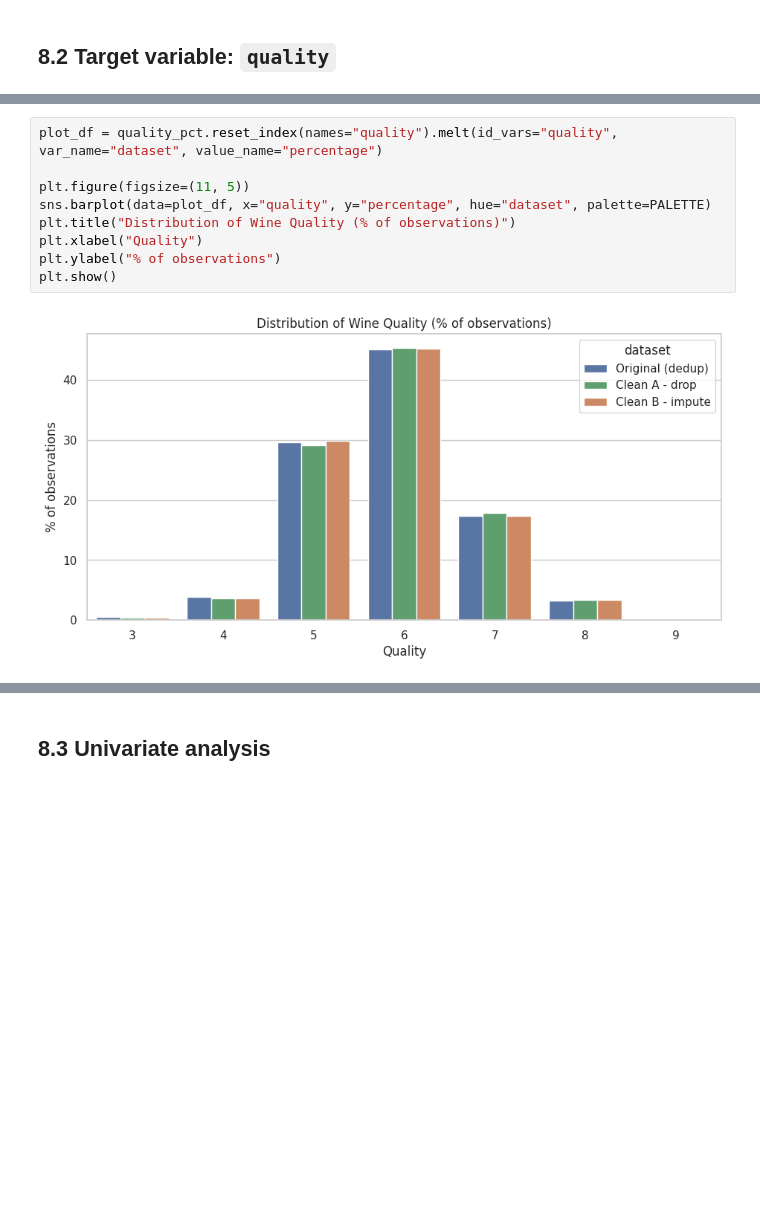
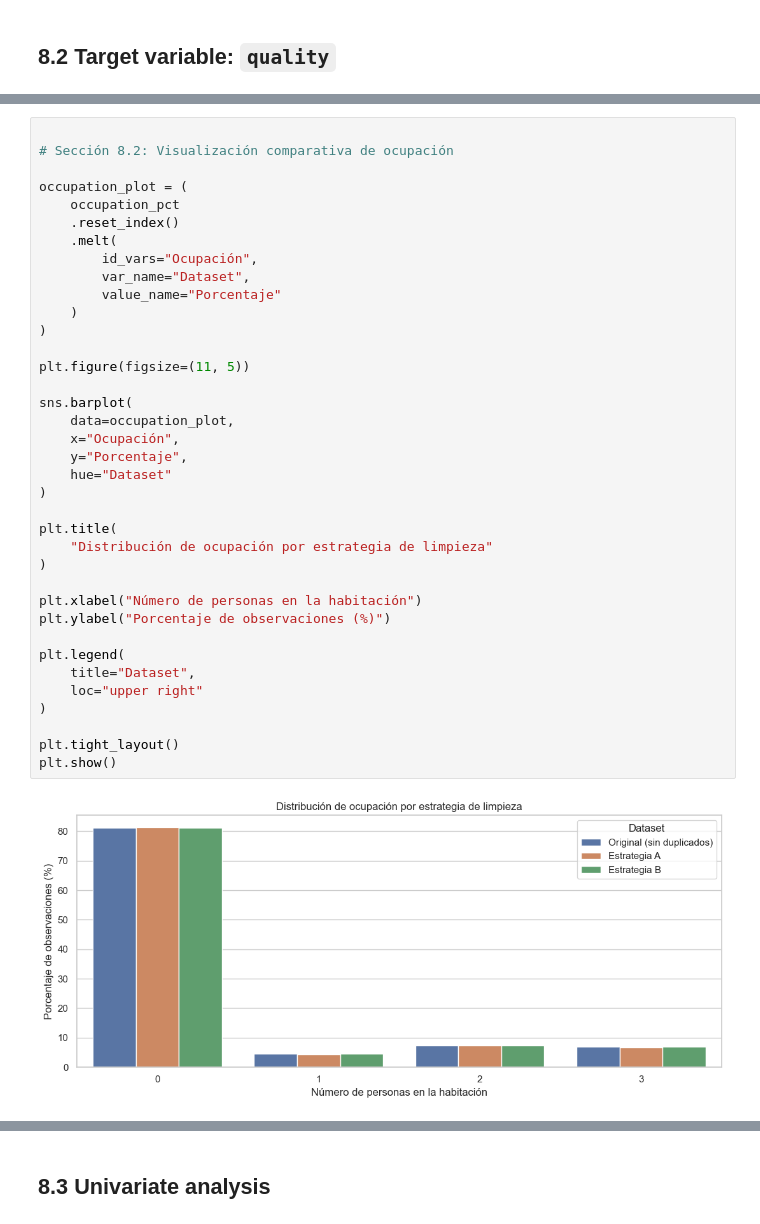
Before and after one commit to dacosgaya/-Tecnologico-de-Monterrey-MNA-Computo-en-la-nube, a Jupyter notebook: A03_A01370354.ipynb, the cells around one changed output, grey strips where cells are left out. Cells and saved outputs as stored; diff of their text form; blank space fills up the shorter version.

```diff
--- a/A03_A01370354.ipynb
+++ b/A03_A01370354.ipynb
@@ -2855,12 +3137,40 @@ quality_pct.round(2)
 # %%
-plot_df = quality_pct.reset_index(names="quality").melt(id_vars="quality", var_name="dataset", value_name="percentage")
+
+# Sección 8.2: Visualización comparativa de ocupación
+
+occupation_plot = (
+    occupation_pct
+    .reset_index()
+    .melt(
+        id_vars="Ocupación",
+        var_name="Dataset",
+        value_name="Porcentaje"
+    )
+)
 
 plt.figure(figsize=(11, 5))
-sns.barplot(data=plot_df, x="quality", y="percentage", hue="dataset", palette=PALETTE)
-plt.title("Distribution of Wine Quality (% of observations)")
-plt.xlabel("Quality")
-plt.ylabel("% of observations")
+
+sns.barplot(
+    data=occupation_plot,
+    x="Ocupación",
+    y="Porcentaje",
+    hue="Dataset"
+)
+
+plt.title(
+    "Distribución de ocupación por estrategia de limpieza"
+)
+
+plt.xlabel("Número de personas en la habitación")
+plt.ylabel("Porcentaje de observaciones (%)")
+
+plt.legend(
+    title="Dataset",
+    loc="upper right"
+)
+
+plt.tight_layout()
 plt.show()
 # %% [output]
-[figure, old version]
+[figure, new version]
 # %%
```
Also changed, not shown: parts of 39 cells of this notebook.
